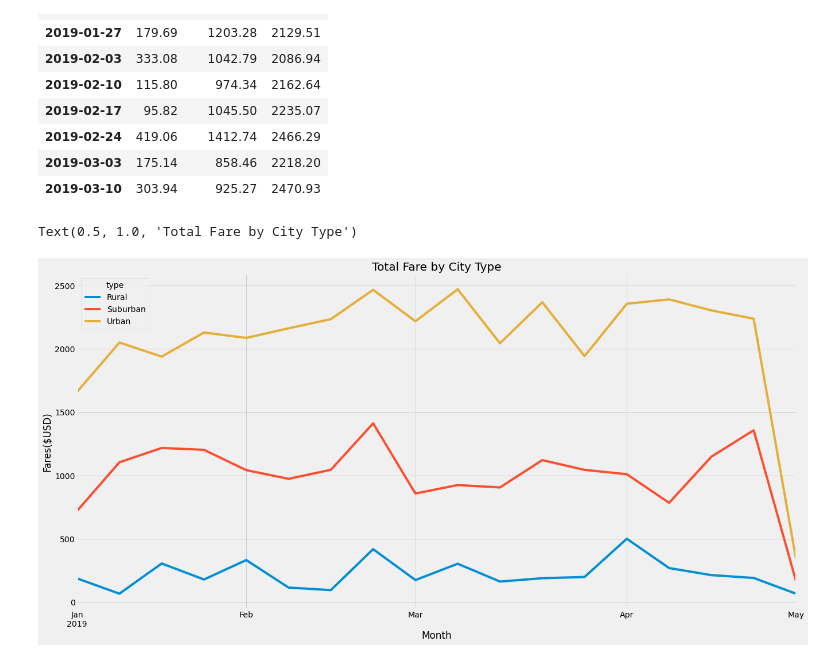
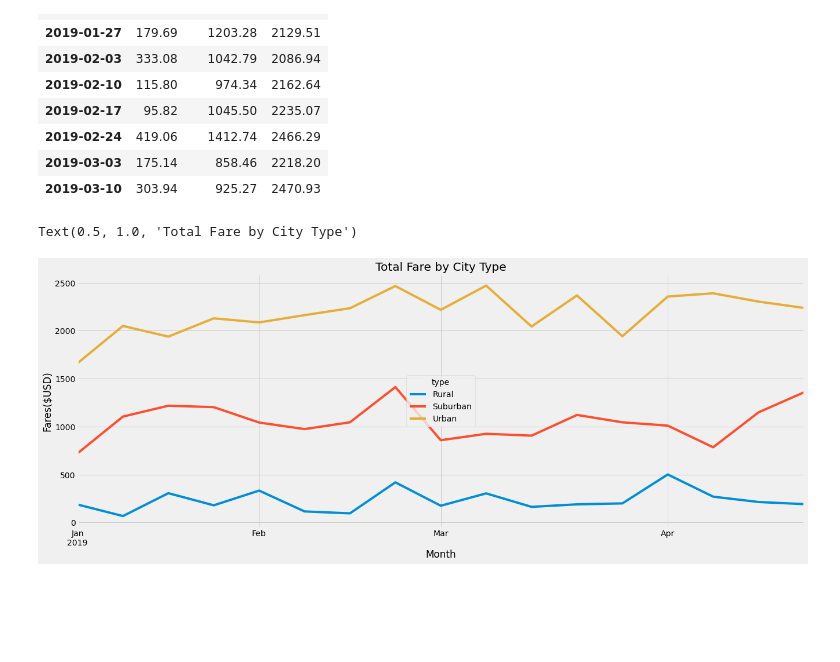
Before and after one commit to labinskin/PyBer_Analysis, a Jupyter notebook: PyBer_Challenge.ipynb, the cells around one changed output. Drawn from its saved outputs; the diff is of its cells as text; code cells hidden in the pictures; blank space fills up the shorter version.

```diff
--- a/PyBer_Challenge.ipynb
+++ b/PyBer_Challenge.ipynb
@@ -195,7 +195,7 @@ total_weekly_fare_pivot.head(10)
 | 2019-01-01 14:52:00 | NaN | 31.15 | NaN |
 # %%
 # 5. Create a new DataFrame from the pivot table DataFrame using loc on the given dates, '2019-01-01':'2019-04-29'.
-loc_weekly_pivot=total_weekly_fare_pivot.loc['2019-01-01':'2019-04-29']
+loc_weekly_pivot=total_weekly_fare_pivot.loc['2019-01-01':'2019-04-28']
 loc_weekly_pivot
 # %% [output]
 | type | Rural | Suburban | Urban |
@@ -251,15 +251,15 @@ loc_weekly_pivot_resample.head(10)
 # %%
 # 8. Using the object-oriented interface method, plot the resample DataFrame using the df.plot() function.
 
 # Import the style from Matplotlib.
 from matplotlib import style
 # Use the graph style fivethirtyeight.
 style.use('fivethirtyeight')
 
-loc_weekly_pivot_resample.plot(figsize=(20,10))
+ax=loc_weekly_pivot_resample.plot(figsize=(20, 7.5))
 plt.ylabel("Fares($USD)")
 plt.xlabel("Month")
 plt.title("Total Fare by City Type")
 # %% [output]
 Text(0.5, 1.0, 'Total Fare by City Type')
-[figure, old version]
+[figure, new version]
```
Also changed, not shown: parts of 2 cells of this notebook.
